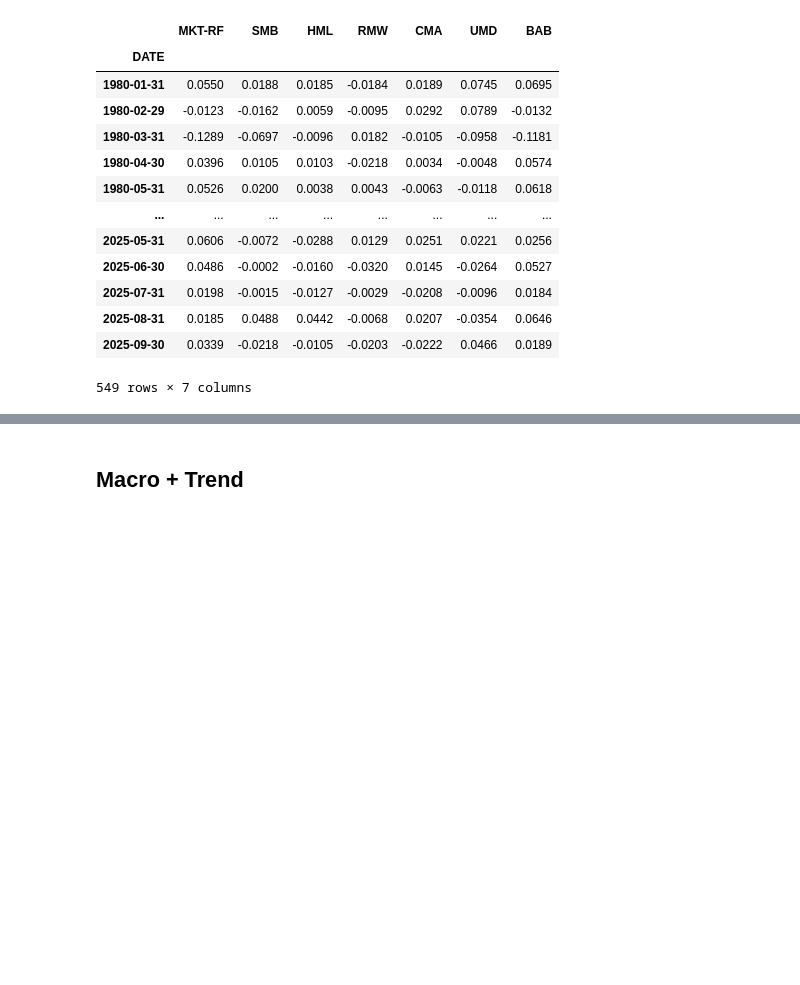
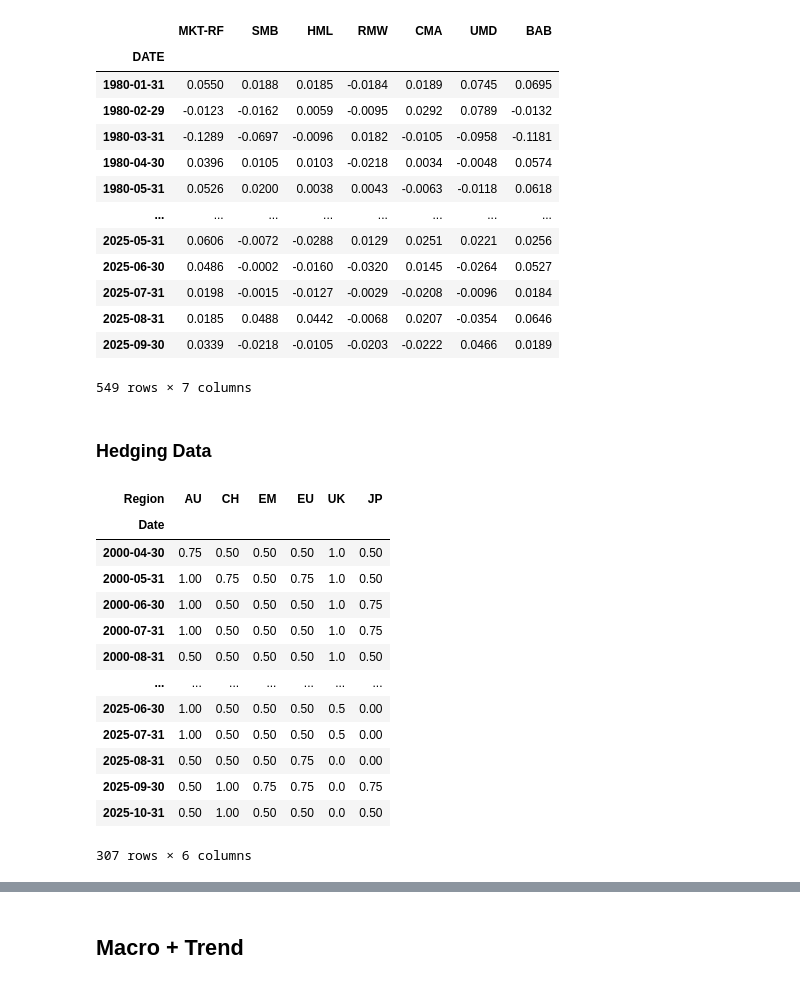
Before and after one commit to DanUZH/PMP_December_8, a Jupyter notebook: Code/Combined_Portfolio.ipynb, the cells around one changed output, grey strips where cells are left out. Cells and saved outputs as stored; diff of their text form; code cells hidden in the pictures; blank space fills up the shorter version.

```diff
--- a/Code/Combined_Portfolio.ipynb
+++ b/Code/Combined_Portfolio.ipynb
@@ -321,3 +375,43 @@ famafrench_data
 | 2025-08-31 | 0.0185 | 0.0488 | 0.0442 | -0.0068 | 0.0207 | -0.0354 | 0.0646 |
 | 2025-09-30 | 0.0339 | -0.0218 | -0.0105 | -0.0203 | -0.0222 | 0.0466 | 0.0189 |
 549 rows × 7 columns
+# %% [markdown]
+### Hedging Data
+# %%
+# Read the CSV
+fx_predictions = pd.read_csv("../Data/FX_predictions.csv", index_col=0, parse_dates=["Date"])
+fx_predictions.index = fx_predictions.index + pd.offsets.MonthEnd(0)
+
+# Keep only Date, Region, Hedge Ratio
+df_fx = fx_predictions[["Region", "Hedge_Ratio_Next_Month"]]
+
+# Pivot to wide format
+hedge_ratio = df_fx.pivot_table(
+    index=df_fx.index,
+    columns="Region",
+    values="Hedge_Ratio_Next_Month"
+)
+
+if "GB" in hedge_ratio.columns:
+    hedge_ratio = hedge_ratio.rename(columns={"GB": "UK"})
+
+# Ensure proper column order (optional)
+df_fhedge_ratiox_wide = hedge_ratio.sort_index(axis=1)
+
+hedge_ratio.dropna(inplace=True)
+hedge_ratio
+# %% [output]
+| Region | AU | CH | EM | EU | UK | JP |
+| Date |  |  |  |  |  |  |
+| 2000-04-30 | 0.75 | 0.50 | 0.50 | 0.50 | 1.0 | 0.50 |
+| 2000-05-31 | 1.00 | 0.75 | 0.50 | 0.75 | 1.0 | 0.50 |
+| 2000-06-30 | 1.00 | 0.50 | 0.50 | 0.50 | 1.0 | 0.75 |
+| 2000-07-31 | 1.00 | 0.50 | 0.50 | 0.50 | 1.0 | 0.75 |
+| 2000-08-31 | 0.50 | 0.50 | 0.50 | 0.50 | 1.0 | 0.50 |
+| ... | ... | ... | ... | ... | ... | ... |
+| 2025-06-30 | 1.00 | 0.50 | 0.50 | 0.50 | 0.5 | 0.00 |
+| 2025-07-31 | 1.00 | 0.50 | 0.50 | 0.50 | 0.5 | 0.00 |
+| 2025-08-31 | 0.50 | 0.50 | 0.50 | 0.75 | 0.0 | 0.00 |
+| 2025-09-30 | 0.50 | 1.00 | 0.75 | 0.75 | 0.0 | 0.75 |
+| 2025-10-31 | 0.50 | 1.00 | 0.50 | 0.50 | 0.0 | 0.50 |
+307 rows × 6 columns
```
Also changed, not shown: parts of 11 cells of this notebook, 2 other files.
